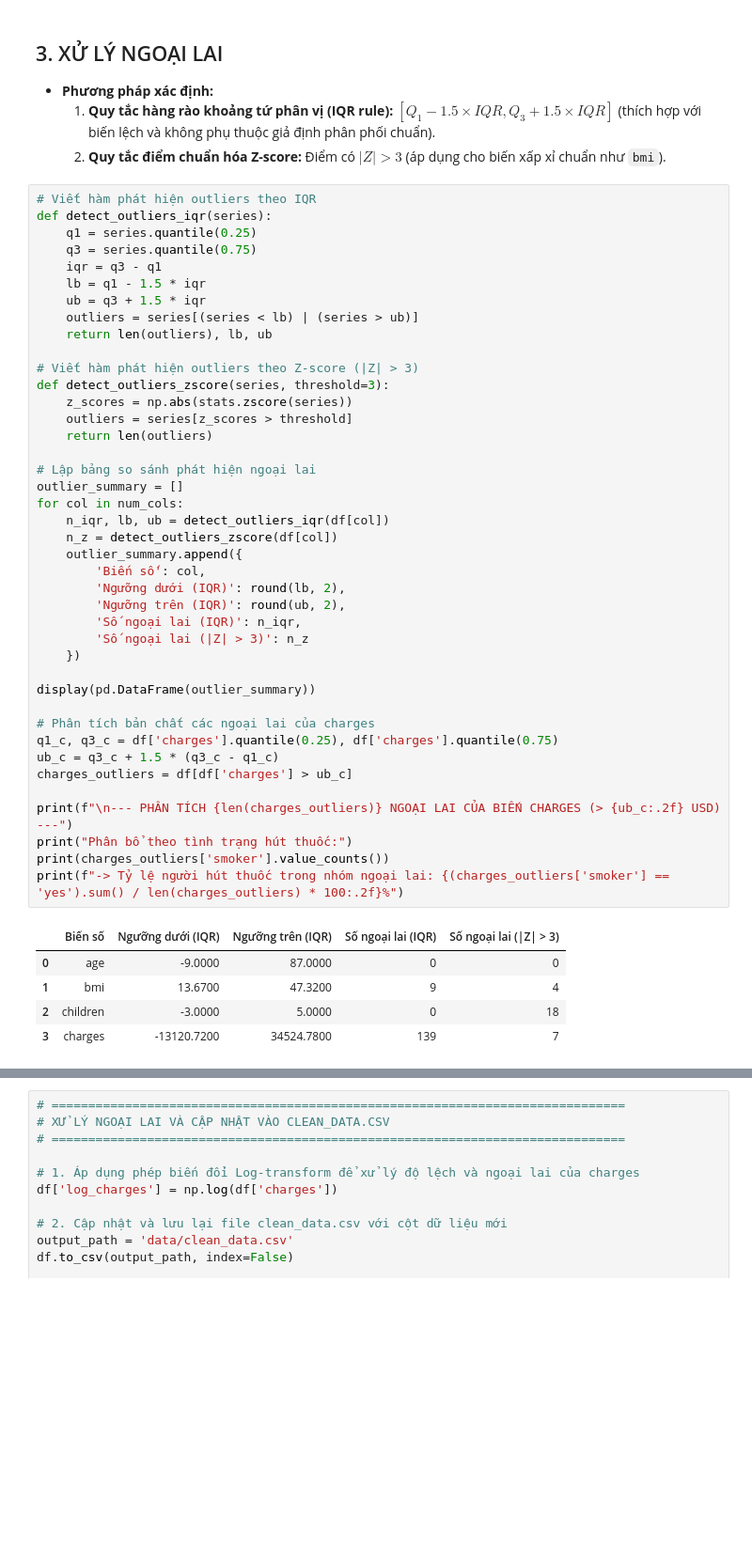
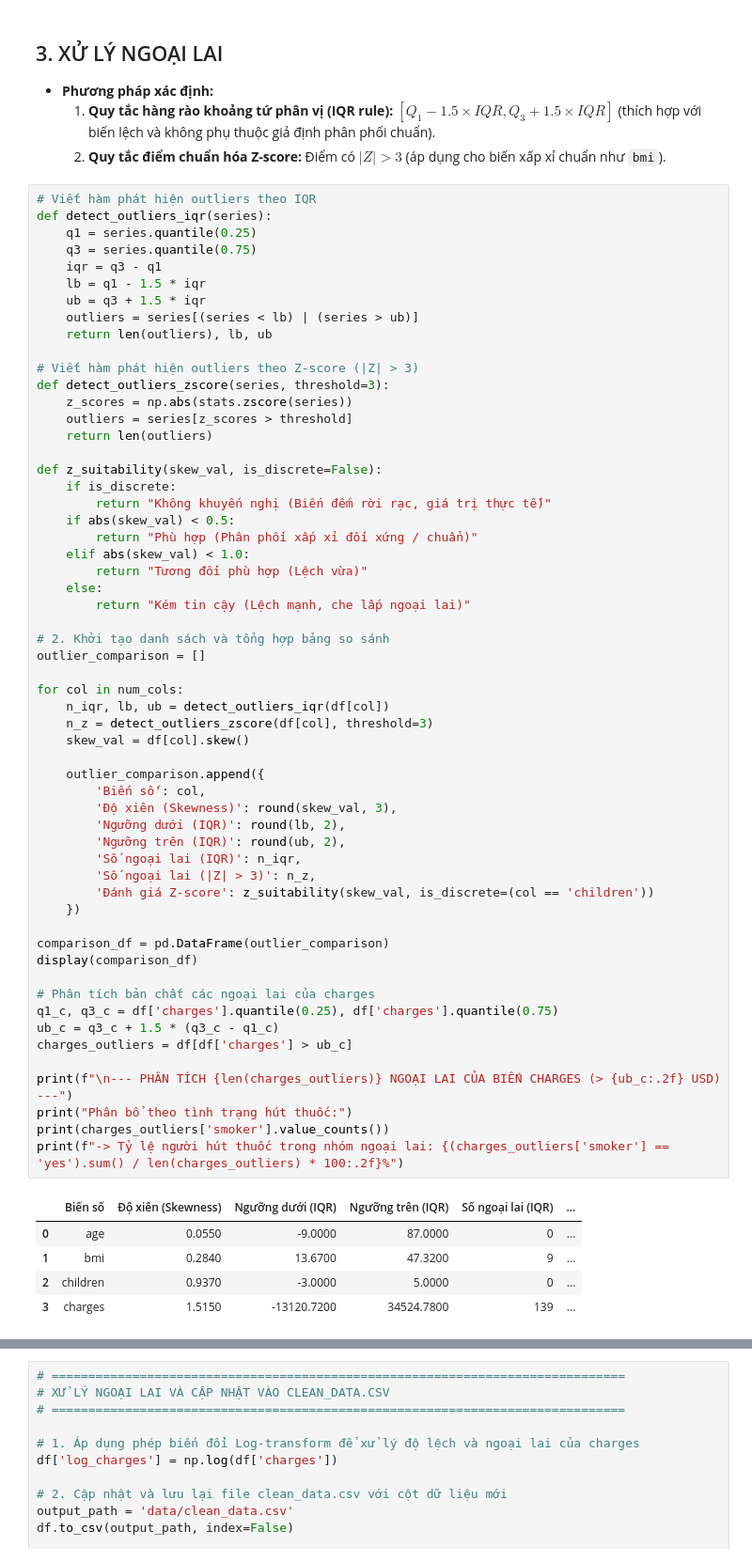
Before and after one commit to twi-van/Medical-Cost-Analysis-Project, a Jupyter notebook: 1_EDA_Hien.ipynb, the cells around one changed output, grey strips where cells are left out. Shown at 94% size. Cells and saved outputs as stored; diff of their text form; blank space fills up the shorter version.

```diff
--- a/1_EDA_Hien.ipynb
+++ b/1_EDA_Hien.ipynb
@@ -299,44 +333,60 @@ def detect_outliers_iqr(series):
     lb = q1 - 1.5 * iqr
     ub = q3 + 1.5 * iqr
     outliers = series[(series < lb) | (series > ub)]
     return len(outliers), lb, ub
 
 # Viết hàm phát hiện outliers theo Z-score (|Z| > 3)
 def detect_outliers_zscore(series, threshold=3):
     z_scores = np.abs(stats.zscore(series))
     outliers = series[z_scores > threshold]
     return len(outliers)
 
-# Lập bảng so sánh phát hiện ngoại lai
-outlier_summary = []
+def z_suitability(skew_val, is_discrete=False):
+    if is_discrete:
+        return "Không khuyến nghị (Biến đếm rời rạc, giá trị thực tế)"
+    if abs(skew_val) < 0.5:
+        return "Phù hợp (Phân phối xấp xỉ đối xứng / chuẩn)"
+    elif abs(skew_val) < 1.0:
+        return "Tương đối phù hợp (Lệch vừa)"
+    else:
+        return "Kém tin cậy (Lệch mạnh, che lấp ngoại lai)"
+
+# 2. Khởi tạo danh sách và tổng hợp bảng so sánh
+outlier_comparison = []
+
 for col in num_cols:
     n_iqr, lb, ub = detect_outliers_iqr(df[col])
-    n_z = detect_outliers_zscore(df[col])
-    outlier_summary.append({
+    n_z = detect_outliers_zscore(df[col], threshold=3)
+    skew_val = df[col].skew()
+
+    outlier_comparison.append({
         'Biến số': col,
+        'Độ xiên (Skewness)': round(skew_val, 3),
         'Ngưỡng dưới (IQR)': round(lb, 2),
         'Ngưỡng trên (IQR)': round(ub, 2),
         'Số ngoại lai (IQR)': n_iqr,
-        'Số ngoại lai (|Z| > 3)': n_z
+        'Số ngoại lai (|Z| > 3)': n_z,
+        'Đánh giá Z-score': z_suitability(skew_val, is_discrete=(col == 'children'))
     })
 
-display(pd.DataFrame(outlier_summary))
+comparison_df = pd.DataFrame(outlier_comparison)
+display(comparison_df)
 
 # Phân tích bản chất các ngoại lai của charges
 q1_c, q3_c = df['charges'].quantile(0.25), df['charges'].quantile(0.75)
 ub_c = q3_c + 1.5 * (q3_c - q1_c)
 charges_outliers = df[df['charges'] > ub_c]
 
 print(f"\n--- PHÂN TÍCH {len(charges_outliers)} NGOẠI LAI CỦA BIẾN CHARGES (> {ub_c:.2f} USD) ---")
 print("Phân bổ theo tình trạng hút thuốc:")
 print(charges_outliers['smoker'].value_counts())
 print(f"-> Tỷ lệ người hút thuốc trong nhóm ngoại lai: {(charges_outliers['smoker'] == 'yes').sum() / len(charges_outliers) * 100:.2f}%")
 # %% [output]
-|  | Biến số | Ngưỡng dưới (IQR) | Ngưỡng trên (IQR) | Số ngoại lai (IQR) | Số ngoại lai (|Z| > 3) |
-| 0 | age | -9.0000 | 87.0000 | 0 | 0 |
-| 1 | bmi | 13.6700 | 47.3200 | 9 | 4 |
-| 2 | children | -3.0000 | 5.0000 | 0 | 18 |
-| 3 | charges | -13120.7200 | 34524.7800 | 139 | 7 |
+|  | Biến số | Độ xiên (Skewness) | Ngưỡng dưới (IQR) | Ngưỡng trên (IQR) | Số ngoại lai (IQR) | ... |
+| 0 | age | 0.0550 | -9.0000 | 87.0000 | 0 | ... |
+| 1 | bmi | 0.2840 | 13.6700 | 47.3200 | 9 | ... |
+| 2 | children | 0.9370 | -3.0000 | 5.0000 | 0 | ... |
+| 3 | charges | 1.5150 | -13120.7200 | 34524.7800 | 139 | ... |
 --- PHÂN TÍCH 139 NGOẠI LAI CỦA BIẾN CHARGES (> 34524.78 USD) ---
 Phân bổ theo tình trạng hút thuốc:
 smoker
```
Also changed, not shown: parts of 5 cells of this notebook, 2 other files.
